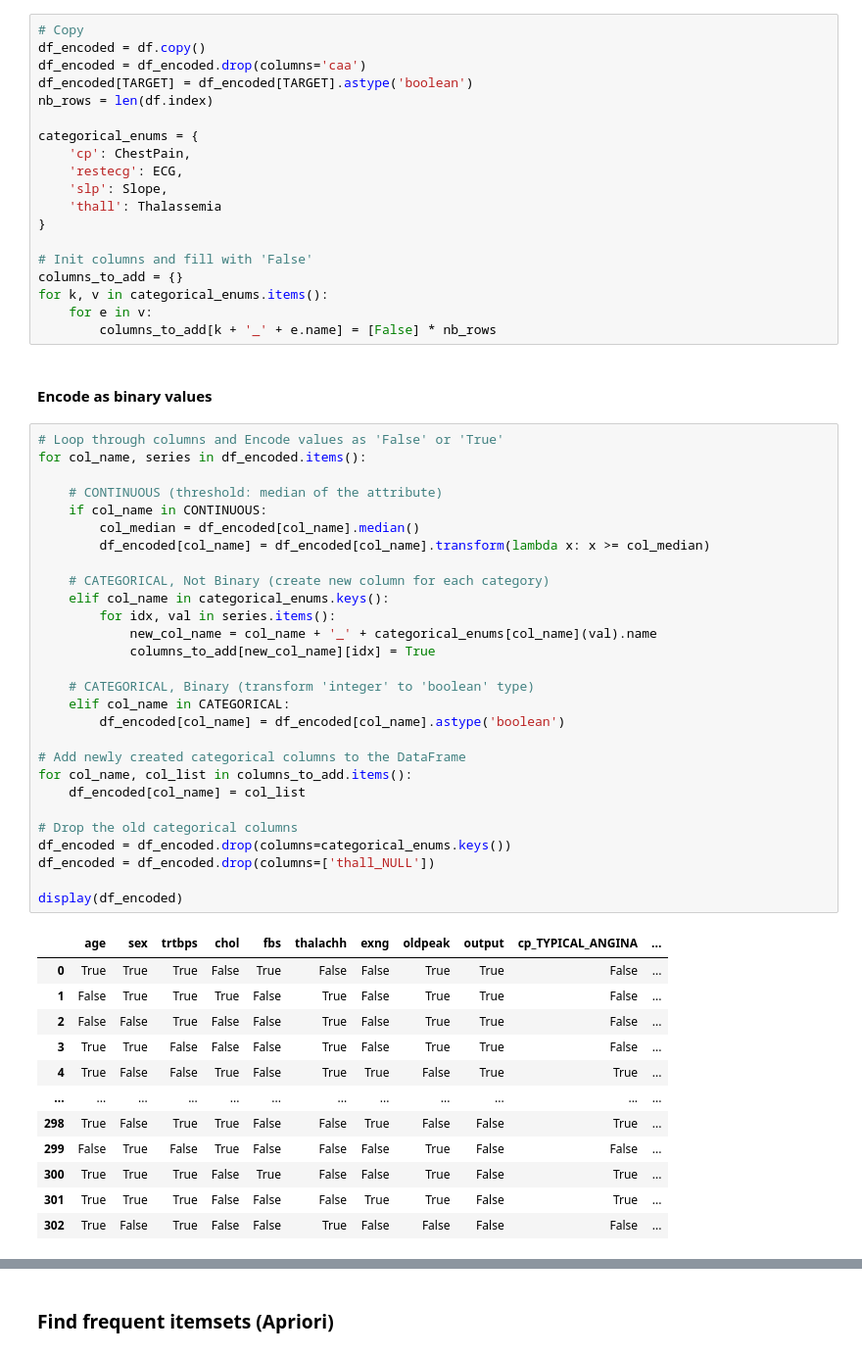
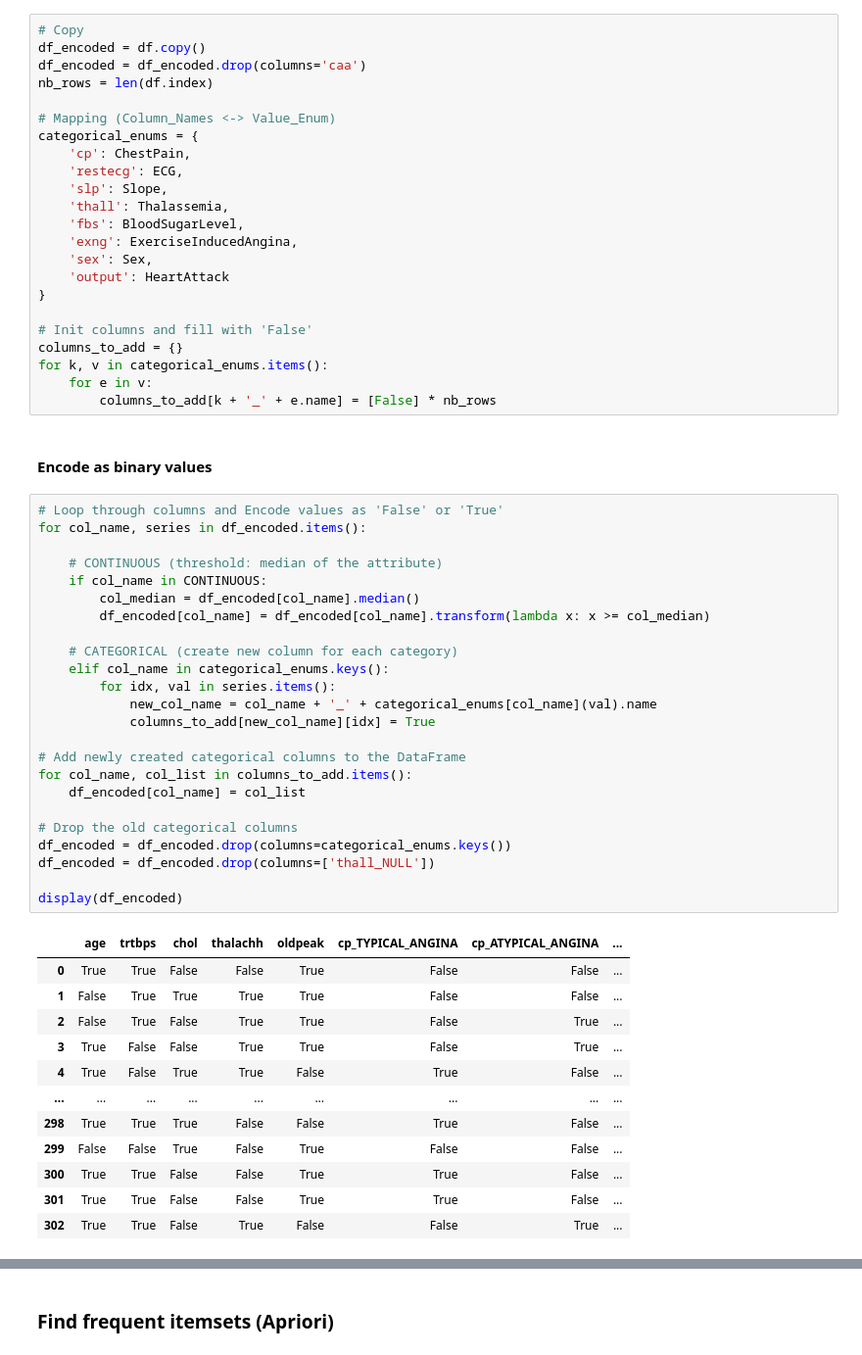
Before and after one commit to marbrex/tiw-data-analysis-project, a Jupyter notebook: heart-attack-prediction-and-analysis.ipynb, the cells around one changed output, grey strips where cells are left out. Shown at 98% size. Cells and saved outputs as stored; diff of their text form.

Commit message:
New cols for ALL categorical

```diff
--- a/heart-attack-prediction-and-analysis.ipynb
+++ b/heart-attack-prediction-and-analysis.ipynb
@@ -1076,14 +1076,18 @@ Once optimal hyperparameters found for each classifier and after evaluating fina
 # Copy
 df_encoded = df.copy()
 df_encoded = df_encoded.drop(columns='caa')
-df_encoded[TARGET] = df_encoded[TARGET].astype('boolean')
 nb_rows = len(df.index)
 
+# Mapping (Column_Names <-> Value_Enum)
 categorical_enums = {
     'cp': ChestPain,
     'restecg': ECG,
     'slp': Slope,
-    'thall': Thalassemia
+    'thall': Thalassemia,
+    'fbs': BloodSugarLevel,
+    'exng': ExerciseInducedAngina,
+    'sex': Sex,
+    'output': HeartAttack
 }
 
 # Init columns and fill with 'False'
@@ -1097,41 +1101,37 @@ for k, v in categorical_enums.items():
 # %%
 # Loop through columns and Encode values as 'False' or 'True'
 for col_name, series in df_encoded.items():
 
     # CONTINUOUS (threshold: median of the attribute)
     if col_name in CONTINUOUS:
         col_median = df_encoded[col_name].median()
         df_encoded[col_name] = df_encoded[col_name].transform(lambda x: x >= col_median)
 
-    # CATEGORICAL, Not Binary (create new column for each category)
+    # CATEGORICAL (create new column for each category)
     elif col_name in categorical_enums.keys():
         for idx, val in series.items():
             new_col_name = col_name + '_' + categorical_enums[col_name](val).name
             columns_to_add[new_col_name][idx] = True
-
-    # CATEGORICAL, Binary (transform 'integer' to 'boolean' type)
-    elif col_name in CATEGORICAL:
-        df_encoded[col_name] = df_encoded[col_name].astype('boolean')
 
 # Add newly created categorical columns to the DataFrame
 for col_name, col_list in columns_to_add.items():
     df_encoded[col_name] = col_list
 
 # Drop the old categorical columns
 df_encoded = df_encoded.drop(columns=categorical_enums.keys())
 df_encoded = df_encoded.drop(columns=['thall_NULL'])
 
 display(df_encoded)
 # %% [output]
-|  | age | sex | trtbps | chol | fbs | thalachh | exng | oldpeak | output | cp_TYPICAL_ANGINA | ... |
-| 0 | True | True | True | False | True | False | False | True | True | False | ... |
-| 1 | False | True | True | True | False | True | False | True | True | False | ... |
-| 2 | False | False | True | False | False | True | False | True | True | False | ... |
-| 3 | True | True | False | False | False | True | False | True | True | False | ... |
-| 4 | True | False | False | True | False | True | True | False | True | True | ... |
-| ... | ... | ... | ... | ... | ... | ... | ... | ... | ... | ... | ... |
-| 298 | True | False | True | True | False | False | True | False | False | True | ... |
-| 299 | False | True | False | True | False | False | False | True | False | False | ... |
-| 300 | True | True | True | False | True | False | False | True | False | True | ... |
-| 301 | True | True | True | False | False | False | True | True | False | True | ... |
-| 302 | True | False | True | False | False | True | False | False | False | False | ... |
+|  | age | trtbps | chol | thalachh | oldpeak | cp_TYPICAL_ANGINA | cp_ATYPICAL_ANGINA | ... |
+| 0 | True | True | False | False | True | False | False | ... |
+| 1 | False | True | True | True | True | False | False | ... |
+| 2 | False | True | False | True | True | False | True | ... |
+| 3 | True | False | False | True | True | False | True | ... |
+| 4 | True | False | True | True | False | True | False | ... |
+| ... | ... | ... | ... | ... | ... | ... | ... | ... |
+| 298 | True | True | True | False | False | True | False | ... |
+| 299 | False | False | True | False | True | False | False | ... |
+| 300 | True | True | False | False | True | True | False | ... |
+| 301 | True | True | False | False | True | True | False | ... |
+| 302 | True | True | False | True | False | False | True | ... |
```
Also changed, not shown: parts of 7 cells of this notebook, 1 other file.
